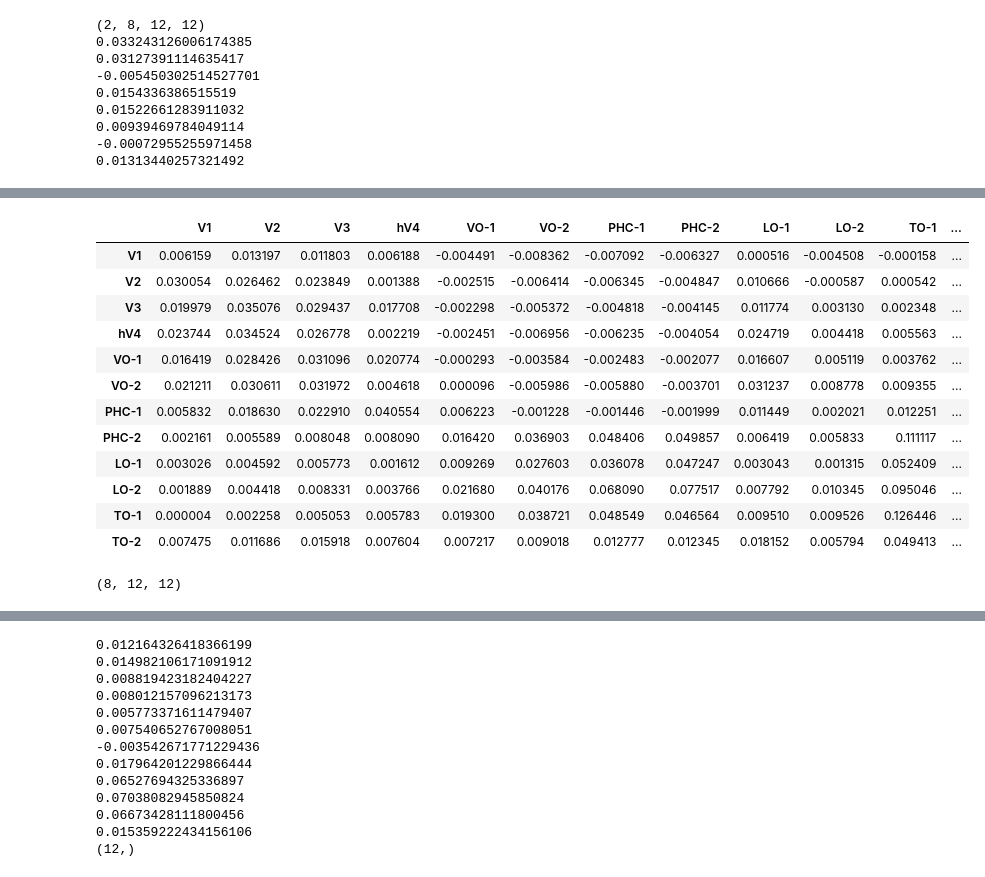
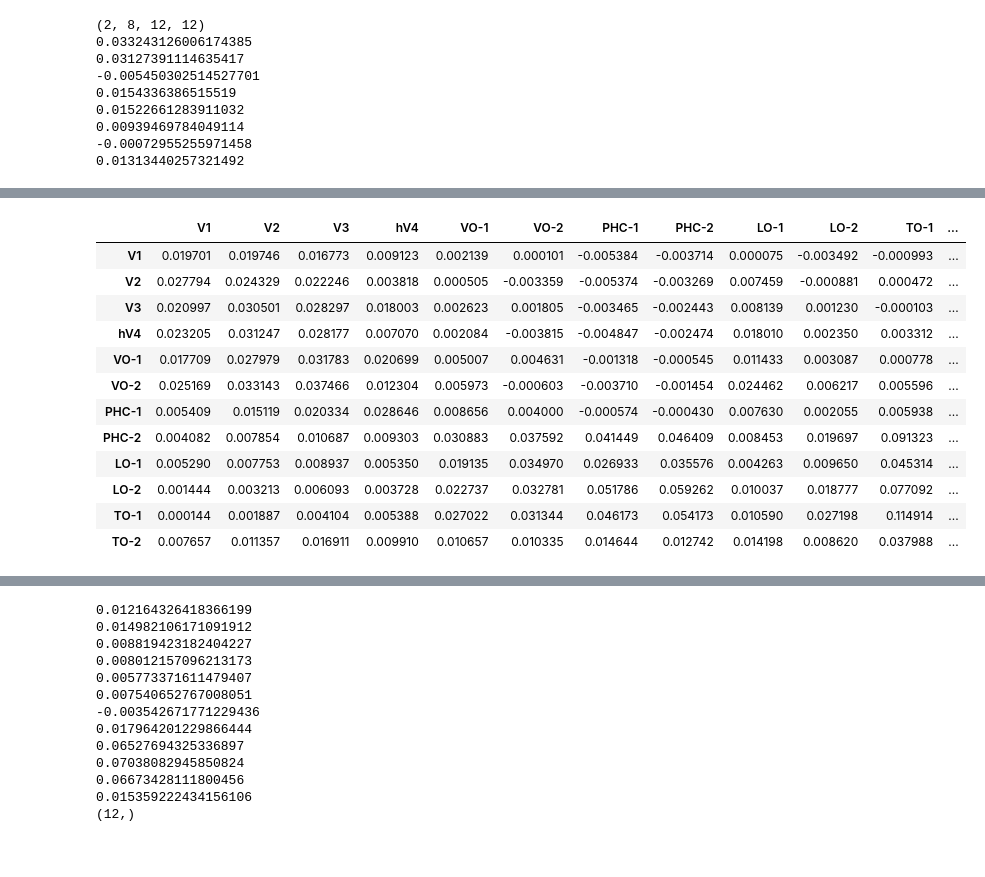
Before and after one commit to StanBgy/Thesis, a Jupyter notebook: src/create_model_bestROI.ipynb, the cells around one changed output, grey strips where cells are left out. Drawn from its saved outputs; the diff is of its cells as text; code cells hidden in the pictures.

Commit message:
Added model creation for bestROI

```diff
--- a/src/create_model_bestROI.ipynb
+++ b/src/create_model_bestROI.ipynb
@@ -215,23 +215,23 @@ subj01_results_lh
 | TO-1 | 0.000284 | 0.001517 | 0.003154 | 0.004993 | 0.034745 | 0.023967 | 0.043798 | 0.061782 | 0.011670 | 0.044870 | 0.103382 | ... |
 | TO-2 | 0.007840 | 0.011028 | 0.017905 | 0.012217 | 0.014096 | 0.011651 | 0.016510 | 0.013140 | 0.010243 | 0.011447 | 0.026564 | ... |
 # %%
-subj01_results_rh = pd.DataFrame(results[1,0], columns=rois.keys(), index=rois.keys())
+subj01_results_rh = pd.DataFrame(np.mean(results, axis=0)[0], columns=rois.keys(), index=rois.keys())
 subj01_results_rh["best_roi"]  = subj01_results_rh.idxmax(axis=1)
 subj01_results_rh
 # %% [output]
 |  | V1 | V2 | V3 | hV4 | VO-1 | VO-2 | PHC-1 | PHC-2 | LO-1 | LO-2 | TO-1 | ... |
-| V1 | 0.006159 | 0.013197 | 0.011803 | 0.006188 | -0.004491 | -0.008362 | -0.007092 | -0.006327 | 0.000516 | -0.004508 | -0.000158 | ... |
-| V2 | 0.030054 | 0.026462 | 0.023849 | 0.001388 | -0.002515 | -0.006414 | -0.006345 | -0.004847 | 0.010666 | -0.000587 | 0.000542 | ... |
-| V3 | 0.019979 | 0.035076 | 0.029437 | 0.017708 | -0.002298 | -0.005372 | -0.004818 | -0.004145 | 0.011774 | 0.003130 | 0.002348 | ... |
-| hV4 | 0.023744 | 0.034524 | 0.026778 | 0.002219 | -0.002451 | -0.006956 | -0.006235 | -0.004054 | 0.024719 | 0.004418 | 0.005563 | ... |
-| VO-1 | 0.016419 | 0.028426 | 0.031096 | 0.020774 | -0.000293 | -0.003584 | -0.002483 | -0.002077 | 0.016607 | 0.005119 | 0.003762 | ... |
-| VO-2 | 0.021211 | 0.030611 | 0.031972 | 0.004618 | 0.000096 | -0.005986 | -0.005880 | -0.003701 | 0.031237 | 0.008778 | 0.009355 | ... |
-| PHC-1 | 0.005832 | 0.018630 | 0.022910 | 0.040554 | 0.006223 | -0.001228 | -0.001446 | -0.001999 | 0.011449 | 0.002021 | 0.012251 | ... |
-| PHC-2 | 0.002161 | 0.005589 | 0.008048 | 0.008090 | 0.016420 | 0.036903 | 0.048406 | 0.049857 | 0.006419 | 0.005833 | 0.111117 | ... |
-| LO-1 | 0.003026 | 0.004592 | 0.005773 | 0.001612 | 0.009269 | 0.027603 | 0.036078 | 0.047247 | 0.003043 | 0.001315 | 0.052409 | ... |
-| LO-2 | 0.001889 | 0.004418 | 0.008331 | 0.003766 | 0.021680 | 0.040176 | 0.068090 | 0.077517 | 0.007792 | 0.010345 | 0.095046 | ... |
-| TO-1 | 0.000004 | 0.002258 | 0.005053 | 0.005783 | 0.019300 | 0.038721 | 0.048549 | 0.046564 | 0.009510 | 0.009526 | 0.126446 | ... |
-| TO-2 | 0.007475 | 0.011686 | 0.015918 | 0.007604 | 0.007217 | 0.009018 | 0.012777 | 0.012345 | 0.018152 | 0.005794 | 0.049413 | ... |
+| V1 | 0.019701 | 0.019746 | 0.016773 | 0.009123 | 0.002139 | 0.000101 | -0.005384 | -0.003714 | 0.000075 | -0.003492 | -0.000993 | ... |
+| V2 | 0.027794 | 0.024329 | 0.022246 | 0.003818 | 0.000505 | -0.003359 | -0.005374 | -0.003269 | 0.007459 | -0.000881 | 0.000472 | ... |
+| V3 | 0.020997 | 0.030501 | 0.028297 | 0.018003 | 0.002623 | 0.001805 | -0.003465 | -0.002443 | 0.008139 | 0.001230 | -0.000103 | ... |
+| hV4 | 0.023205 | 0.031247 | 0.028177 | 0.007070 | 0.002084 | -0.003815 | -0.004847 | -0.002474 | 0.018010 | 0.002350 | 0.003312 | ... |
+| VO-1 | 0.017709 | 0.027979 | 0.031783 | 0.020699 | 0.005007 | 0.004631 | -0.001318 | -0.000545 | 0.011433 | 0.003087 | 0.000778 | ... |
+| VO-2 | 0.025169 | 0.033143 | 0.037466 | 0.012304 | 0.005973 | -0.000603 | -0.003710 | -0.001454 | 0.024462 | 0.006217 | 0.005596 | ... |
+| PHC-1 | 0.005409 | 0.015119 | 0.020334 | 0.028646 | 0.008656 | 0.004000 | -0.000574 | -0.000430 | 0.007630 | 0.002055 | 0.005938 | ... |
+| PHC-2 | 0.004082 | 0.007854 | 0.010687 | 0.009303 | 0.030883 | 0.037592 | 0.041449 | 0.046409 | 0.008453 | 0.019697 | 0.091323 | ... |
+| LO-1 | 0.005290 | 0.007753 | 0.008937 | 0.005350 | 0.019135 | 0.034970 | 0.026933 | 0.035576 | 0.004263 | 0.009650 | 0.045314 | ... |
+| LO-2 | 0.001444 | 0.003213 | 0.006093 | 0.003728 | 0.022737 | 0.032781 | 0.051786 | 0.059262 | 0.010037 | 0.018777 | 0.077092 | ... |
+| TO-1 | 0.000144 | 0.001887 | 0.004104 | 0.005388 | 0.027022 | 0.031344 | 0.046173 | 0.054173 | 0.010590 | 0.027198 | 0.114914 | ... |
+| TO-2 | 0.007657 | 0.011357 | 0.016911 | 0.009910 | 0.010657 | 0.010335 | 0.014644 | 0.012742 | 0.014198 | 0.008620 | 0.037988 | ... |
 # %%
 """
 Here, collapse hemis and fill the diagonal with -1, except V1's row
@@ -244,8 +244,8 @@ results_both_hemis = np.mean(results, axis=0)  # collapse
 for i in range(results_both_hemis.shape[0]):
     np.fill_diagonal(results_both_hemis[i, 1:, 1:], -1)
 results_both_hemis.shape
+result_bothhemis_path = os.path.join(proj_dir, 'results', 'results_bestROI_hemis_collapsed.npy')
+np.save(result_bothhemis_path, results_both_hemis)
-# %% [output]
-(8, 12, 12)
 # %%
 subj01_results = pd.DataFrame(results_both_hemis[1], columns=rois.keys(), index=rois.keys())
 subj01_results["best_roi"]  = subj01_results.idxmax(axis=1)
```
Also changed, not shown: parts of 3 cells of this notebook, 3 other files.
